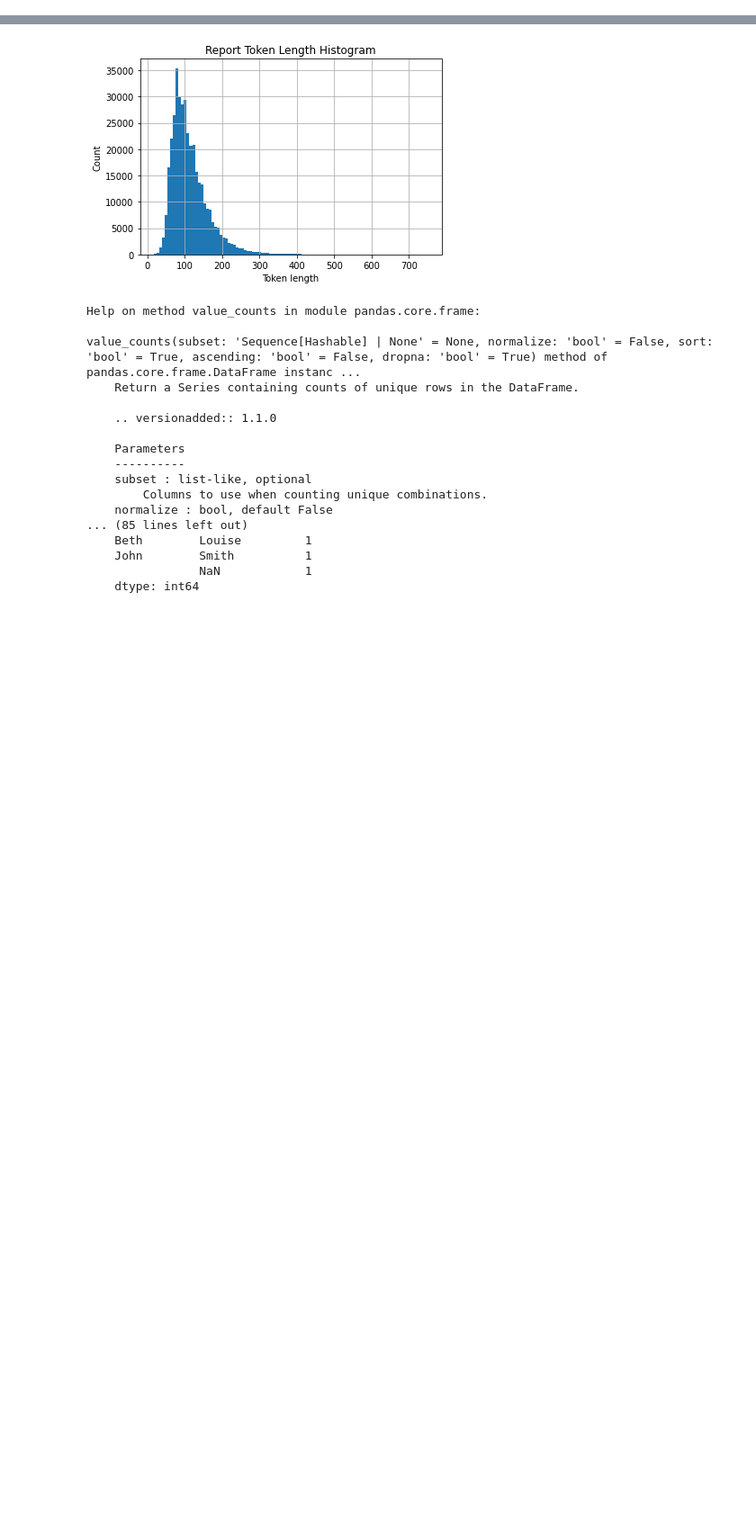
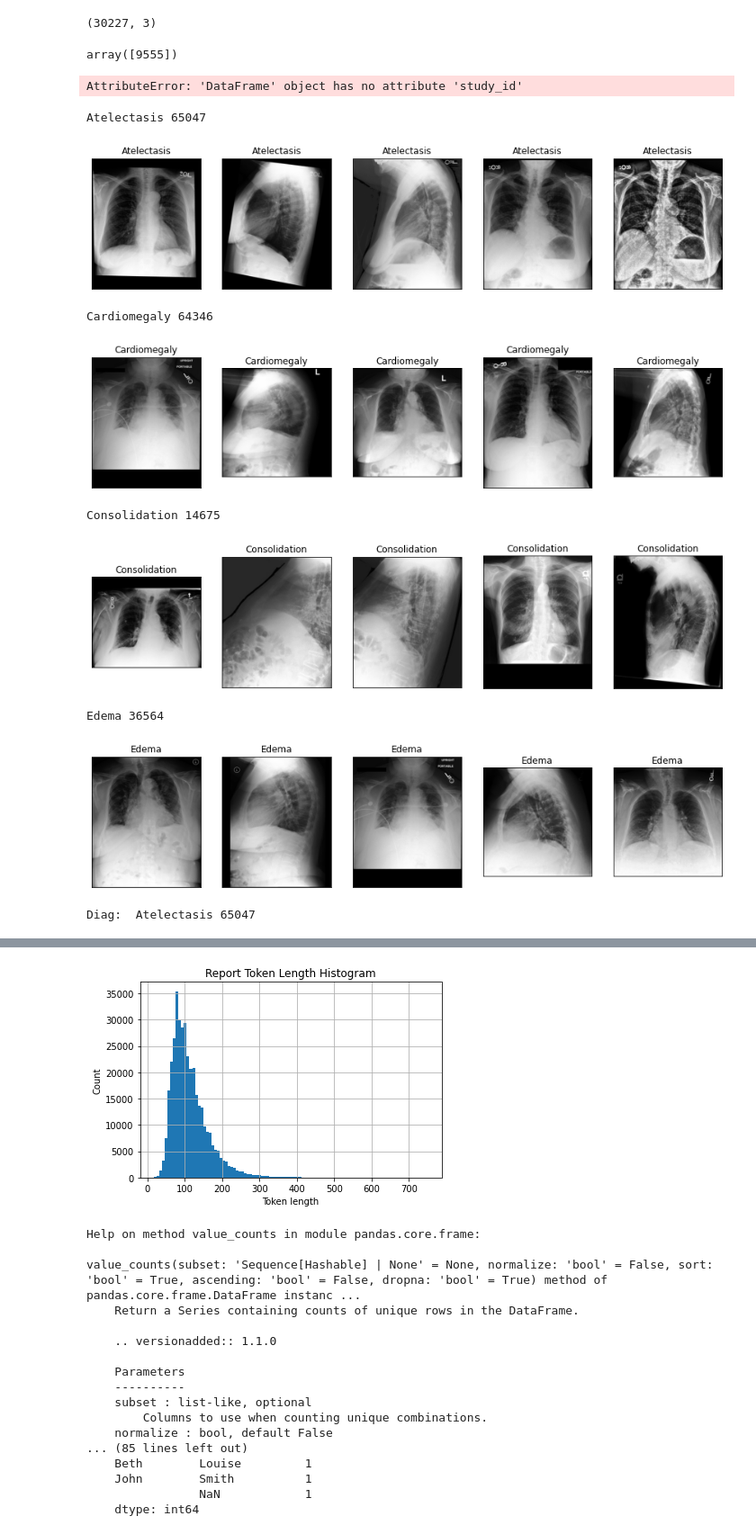
Before and after one commit to NotNANtoN/master_thesis, a Jupyter notebook: eda.ipynb, the cells around one changed output, grey strips where cells are left out. Shown at 90% size. Saved outputs shown, nothing was run; the diff lists cells and outputs as text; code cells hidden in the pictures; blank space fills up the shorter version.

```diff
--- a/eda.ipynb
+++ b/eda.ipynb
@@ -9,6 +9,62 @@ from PIL import Image
 
 from dataset_utils import load_dataset
 # %%
-dataset = "mimic-cxr"  # mimic-cxr, covidx, rsna, chexpert
+dataset = "rsna"  # mimic-cxr, covidx, rsna, chexpert
 df, label_names = load_dataset(dataset)
 # the most important columns: [img_path, caption, labels]
+# %%
+df.shape
+# %% [output]
+(30227, 3)
+# %%
+np.sum(df.labels)
+# %% [output]
+array([9555])
+# %%
+df.study_id.unique().shape
+# %% [output]
+AttributeError: 'DataFrame' object has no attribute 'study_id'
+# %%
+all_labels = np.stack(df["labels"].values)
+# %%
+
+# generalized function
+def get_diag_patient(df, all_labels, label_names, diagnosis):
+    diag_idx = list(label_names).index(diagnosis)
+    diag_mask = all_labels[:, diag_idx] == 1
+    return df[diag_mask]
+
+
+vis_diags = ["Atelectasis", "Cardiomegaly", "Consolidation", "Edema"]
+
+# get pats for each diagnosis
+for diag in vis_diags:
+    diag_pats = get_diag_patient(df, all_labels, label_names, diag)
+    print(diag, len(diag_pats))
+    # plot some images
+    imgs = [Image.open(img_path) for img_path in diag_pats["img_path"].values[:5]]
+
+    # put all in one figure
+    fig, ax = plt.subplots(1, len(imgs), figsize=(15, 5))
+    for i, img in enumerate(imgs):
+        ax[i].imshow(img, cmap="gray")
+        # remove ticks and labels
+        ax[i].tick_params(axis="both", which="both", bottom=False, top=False, labelbottom=False, right=False, left=False, labelleft=False)
+        ax[i].set_title(diag)
+    plt.show()
+# %% [output]
+Atelectasis 65047
+[figure, added]
+Cardiomegaly 64346
+[figure, added]
+Consolidation 14675
+[figure, added]
+Edema 36564
+[figure, added]
+# %%
+# get patients with atelectasis
+diag = vis_diags[0]
+diag_pats = get_diag_patient(df, all_labels, label_names, diag)
+print("Diag: ", diag, len(diag_pats))
+# %% [output]
+Diag:  Atelectasis 65047
```
Also changed, not shown: parts of 5 cells of this notebook, 1 other file.
